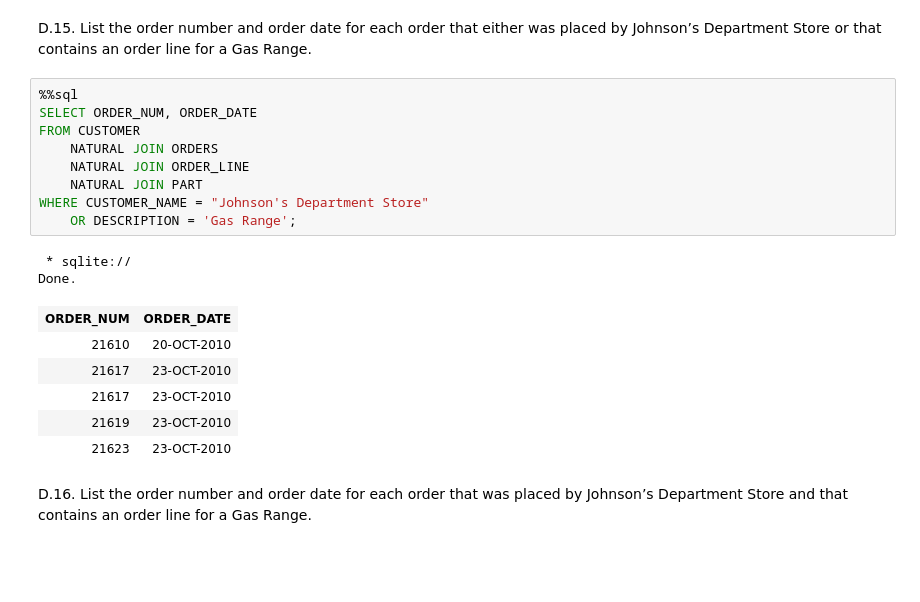
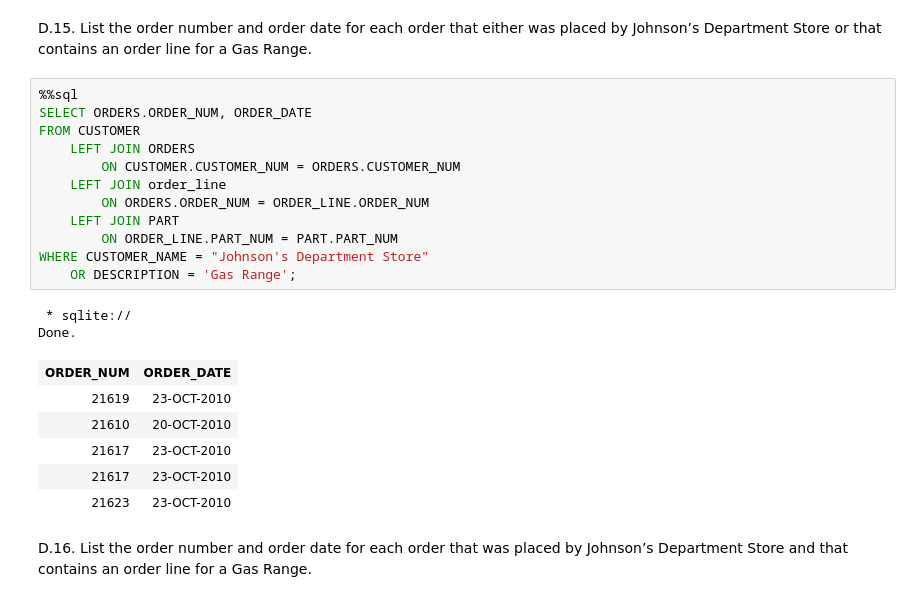
Before and after one commit to sni13/rsm312-businessAnalytics, a Jupyter notebook: Assignment.ipynb, the cells around one changed output. Saved outputs shown, nothing was run; the diff lists cells and outputs as text; blank space fills up the shorter version.

```diff
--- a/Assignment.ipynb
+++ b/Assignment.ipynb
@@ -1176,21 +1178,24 @@ Done.
 D.15. List the order number and order date for each order that either was placed by Johnson’s Department Store or that contains an order line for a Gas Range.
 # %%
 %%sql
-SELECT ORDER_NUM, ORDER_DATE
+SELECT ORDERS.ORDER_NUM, ORDER_DATE
 FROM CUSTOMER
-    NATURAL JOIN ORDERS
-    NATURAL JOIN ORDER_LINE
-    NATURAL JOIN PART
+    LEFT JOIN ORDERS
+        ON CUSTOMER.CUSTOMER_NUM = ORDERS.CUSTOMER_NUM
+    LEFT JOIN order_line
+        ON ORDERS.ORDER_NUM = ORDER_LINE.ORDER_NUM
+    LEFT JOIN PART
+        ON ORDER_LINE.PART_NUM = PART.PART_NUM
 WHERE CUSTOMER_NAME = "Johnson's Department Store"
     OR DESCRIPTION = 'Gas Range';
 # %% [output]
  * sqlite://
 Done.
 | ORDER_NUM | ORDER_DATE |
+| 21619 | 23-OCT-2010 |
 | 21610 | 20-OCT-2010 |
 | 21617 | 23-OCT-2010 |
 | 21617 | 23-OCT-2010 |
-| 21619 | 23-OCT-2010 |
 | 21623 | 23-OCT-2010 |
 # %% [markdown]
 D.16. List the order number and order date for each order that was placed by Johnson’s Department Store and that contains an order line for a Gas Range.
```
Also changed, not shown: parts of 11 cells of this notebook.
